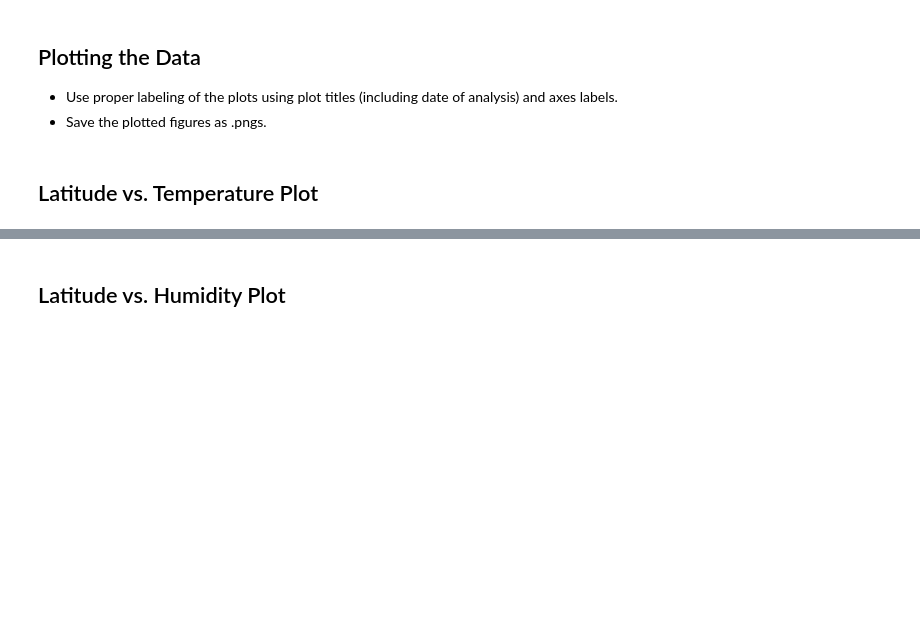
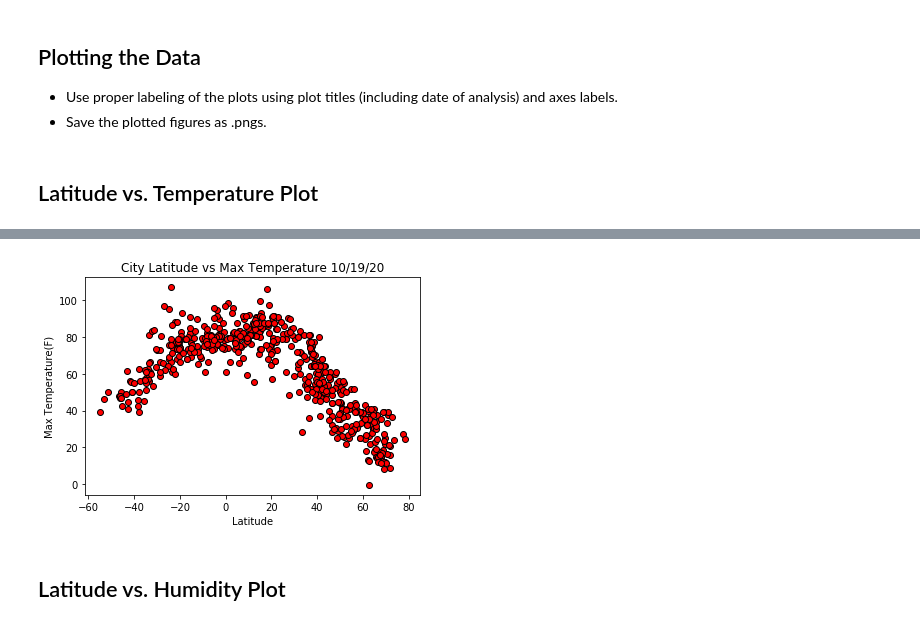
Before and after one commit to ayoukhanna/Global-Weather-Trends, a Jupyter notebook: WeatherPy.ipynb, the cells around one changed output, grey strips where cells are left out. Saved outputs shown, nothing was run; the diff lists cells and outputs as text; code cells hidden in the pictures; blank space fills up the shorter version.

Commit message:
added graphs

```diff
--- a/WeatherPy.ipynb
+++ b/WeatherPy.ipynb
@@ -187,2 +184,13 @@ Int64Index([], dtype='int64')
+# %%
+Latitude = Weather_df["Latitude"]
+Temp = Weather_df["Temperture"]
+
+plt.scatter(Latitude, Temp, marker="o", facecolors="red", edgecolors="black")
+plt.title("City Latitude vs Max Temperature 10/19/20")
+plt.xlabel("Latitude")
+plt.ylabel("Max Temperature(F)")
+plt.show()
+# %% [output]
+[figure, added]
 # %% [markdown]
 ## Latitude vs. Humidity Plot
```
Also changed, not shown: parts of 7 cells of this notebook.
